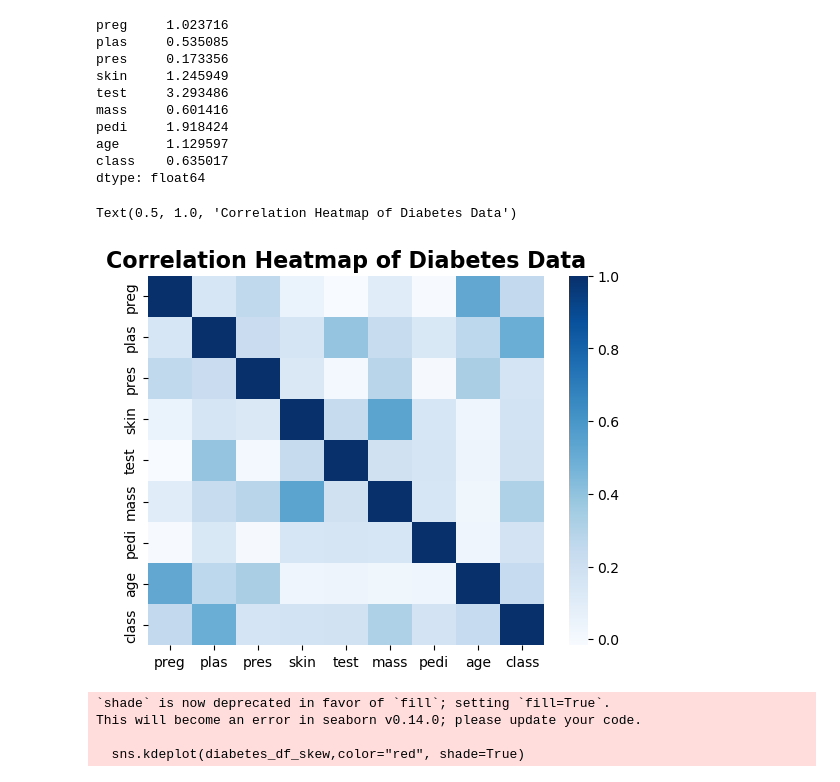
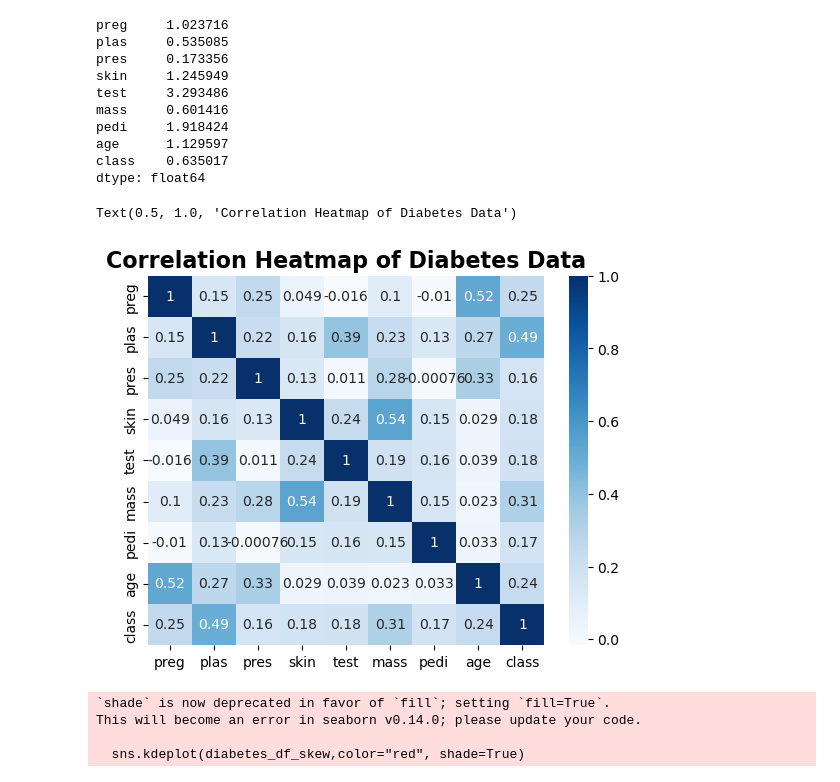
Before and after one commit to rahknov/CS103, a Jupyter notebook: Activity 2/data.ipynb, the cells around one changed output. Drawn from its saved outputs; the diff is of its cells as text; code cells hidden in the pictures.

```diff
--- a/Activity 2/data.ipynb
+++ b/Activity 2/data.ipynb
@@ -206,11 +206,11 @@ dtype: float64
 #diabetes_df.to_csv('modified.csv', index=False)
 # %%
 # plotting correlation heatmap
-sns.heatmap(diabetes_df.corr(), cmap="Blues")
+sns.heatmap(diabetes_df.corr(), cmap="Blues", annot=True)
 plt.title("Correlation Heatmap of Diabetes Data", fontweight='bold', fontsize=16)
 # %% [output]
 Text(0.5, 1.0, 'Correlation Heatmap of Diabetes Data')
-[figure, old version]
+[figure, new version]
 # %%
 #diabetes_df["age"].skew()
 sns.kdeplot(diabetes_df_skew,color="red", shade=True)
```
Also changed, not shown: 1 other file.
